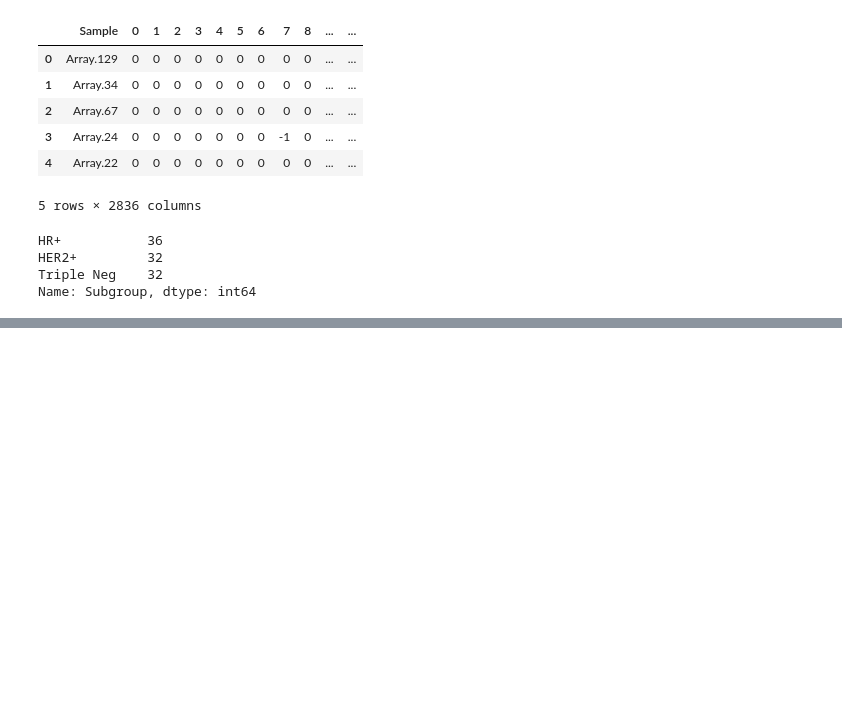
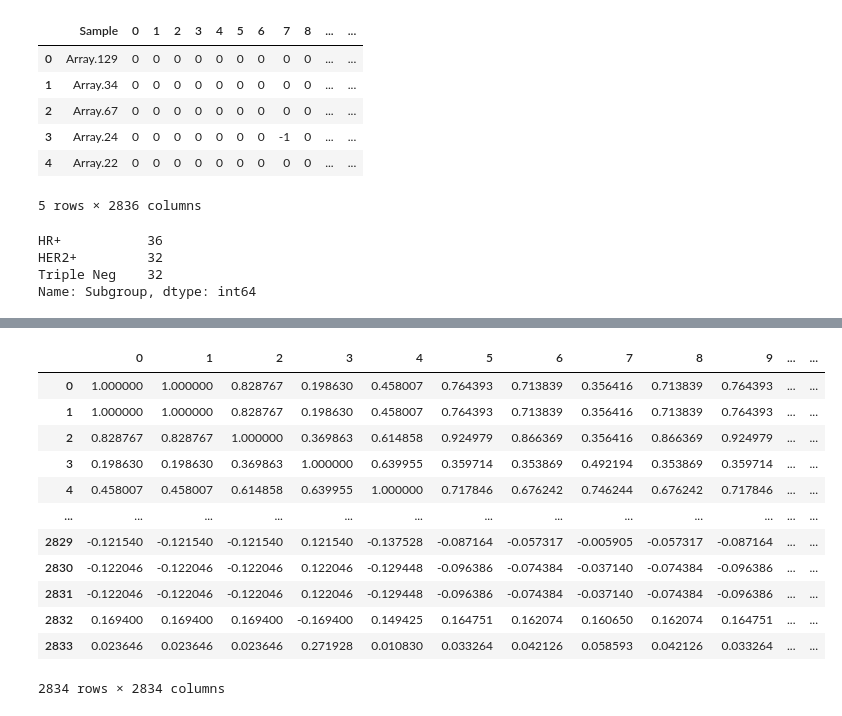
Before and after one commit to aaronyhsl/B4TM2022, a Jupyter notebook: src/feature_selections.ipynb, the cells around one changed output, grey strips where cells are left out. Saved outputs shown, nothing was run; the diff lists cells and outputs as text; code cells hidden in the pictures; blank space fills up the shorter version.

```diff
--- a/src/feature_selections.ipynb
+++ b/src/feature_selections.ipynb
@@ -233,0 +346,16 @@ Best Hyperparameters: {'C': 0.14172896906629825, 'solver': 'liblinear'}
+# %%
+corr
+# %% [output]
+|  | 0 | 1 | 2 | 3 | 4 | 5 | 6 | 7 | 8 | 9 | ... | ... |
+| 0 | 1.000000 | 1.000000 | 0.828767 | 0.198630 | 0.458007 | 0.764393 | 0.713839 | 0.356416 | 0.713839 | 0.764393 | ... | ... |
+| 1 | 1.000000 | 1.000000 | 0.828767 | 0.198630 | 0.458007 | 0.764393 | 0.713839 | 0.356416 | 0.713839 | 0.764393 | ... | ... |
+| 2 | 0.828767 | 0.828767 | 1.000000 | 0.369863 | 0.614858 | 0.924979 | 0.866369 | 0.356416 | 0.866369 | 0.924979 | ... | ... |
+| 3 | 0.198630 | 0.198630 | 0.369863 | 1.000000 | 0.639955 | 0.359714 | 0.353869 | 0.492194 | 0.353869 | 0.359714 | ... | ... |
+| 4 | 0.458007 | 0.458007 | 0.614858 | 0.639955 | 1.000000 | 0.717846 | 0.676242 | 0.746244 | 0.676242 | 0.717846 | ... | ... |
+| ... | ... | ... | ... | ... | ... | ... | ... | ... | ... | ... | ... | ... |
+| 2829 | -0.121540 | -0.121540 | -0.121540 | 0.121540 | -0.137528 | -0.087164 | -0.057317 | -0.005905 | -0.057317 | -0.087164 | ... | ... |
+| 2830 | -0.122046 | -0.122046 | -0.122046 | 0.122046 | -0.129448 | -0.096386 | -0.074384 | -0.037140 | -0.074384 | -0.096386 | ... | ... |
+| 2831 | -0.122046 | -0.122046 | -0.122046 | 0.122046 | -0.129448 | -0.096386 | -0.074384 | -0.037140 | -0.074384 | -0.096386 | ... | ... |
+| 2832 | 0.169400 | 0.169400 | 0.169400 | -0.169400 | 0.149425 | 0.164751 | 0.162074 | 0.160650 | 0.162074 | 0.164751 | ... | ... |
+| 2833 | 0.023646 | 0.023646 | 0.023646 | 0.271928 | 0.010830 | 0.033264 | 0.042126 | 0.058593 | 0.042126 | 0.033264 | ... | ... |
+2834 rows × 2834 columns
```
Also changed, not shown: parts of 19 cells of this notebook, 1 other file.
